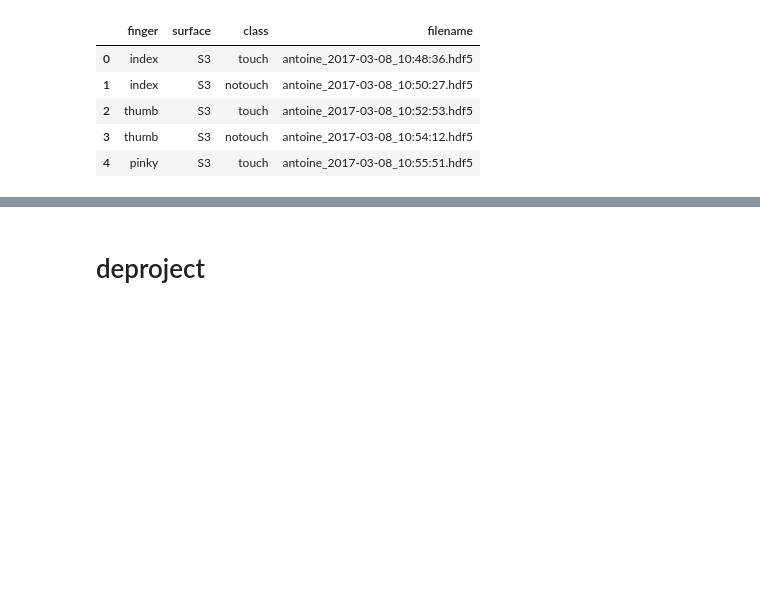
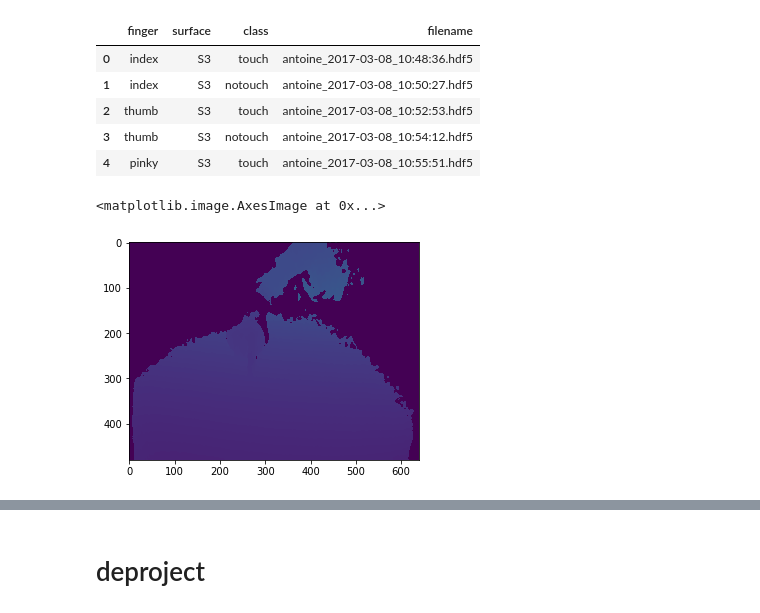
Before and after one commit to toinsson/touchclass, a Jupyter notebook: notebooks/deproject-cython.ipynb, the cells around one changed output, grey strips where cells are left out. Saved outputs shown, nothing was run; the diff lists cells and outputs as text; code cells hidden in the pictures; blank space fills up the shorter version.

```diff
--- a/notebooks/deproject-cython.ipynb
+++ b/notebooks/deproject-cython.ipynb
@@ -22,6 +24,11 @@ df.head()
 hdf5file = h5py.File(datafolder+df.loc[0, 'filename'], 'r')
 # %%
 d0 = hdf5file['data/depth'][0]
+# %%
+plt.imshow(d0)
+# %% [output]
+<matplotlib.image.AxesImage at 0x...>
+[figure, added]
 # %%
 from pyrealsense import offline
 offline.load_depth_intrinsics('610205001689')
```
Also changed, not shown: parts of 13 cells of this notebook, 4 other files.
